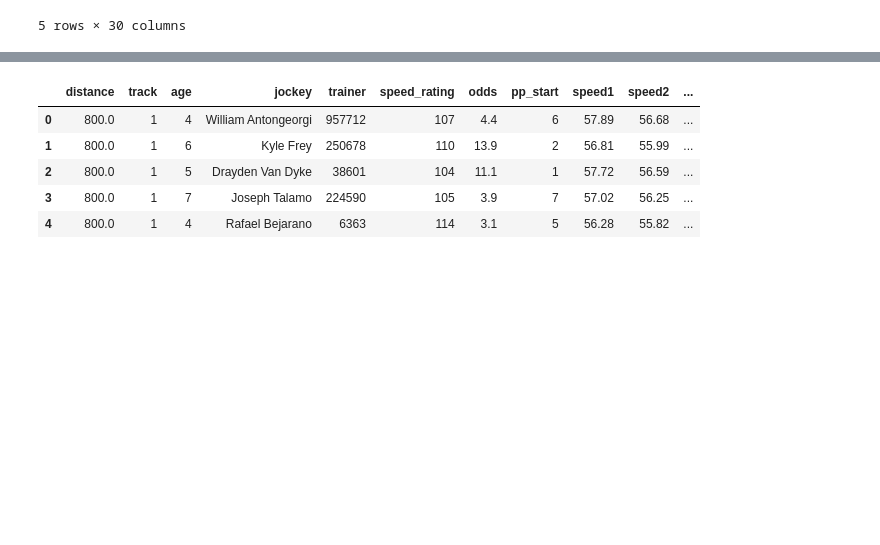
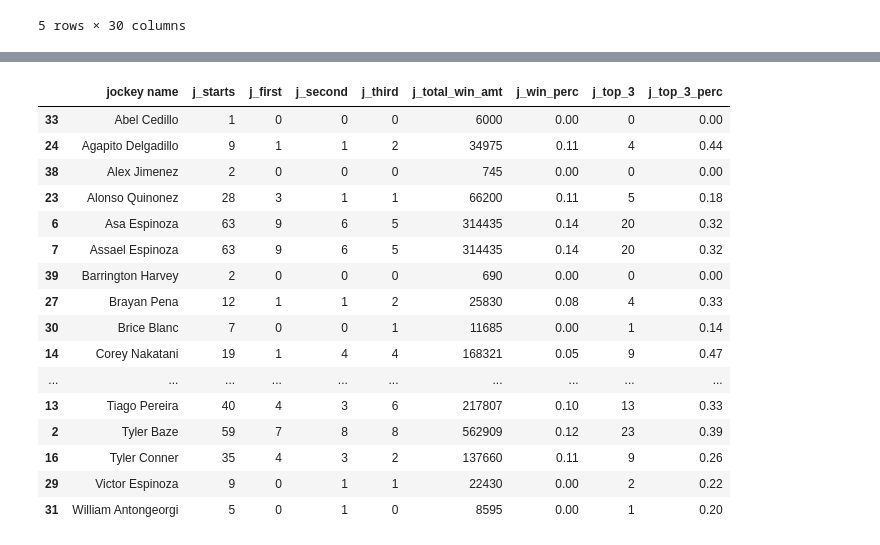
Before and after one commit to theBlindRooster/ML_HorseRacing, a Jupyter notebook: Horsiesv2.ipynb, the cells around one changed output, grey strips where cells are left out. Saved outputs shown, nothing was run; the diff lists cells and outputs as text; code cells hidden in the pictures; blank space fills up the shorter version.

```diff
--- a/Horsiesv2.ipynb
+++ b/Horsiesv2.ipynb
@@ -149,13 +138,6 @@ data.head()
 | 3 | 800.0 | 1 | 7 | Joseph Talamo | 224590 | 105 | 3.9 | 7 | 57.02 | 56.25 | ... |
 | 4 | 800.0 | 1 | 4 | Rafael Bejarano | 6363 | 114 | 3.1 | 5 | 56.28 | 55.82 | ... |
 # %%
-data2=pd.DataFrame(df[['distance','track','age','jockey','trainer','speed_rating','odds','pp_start','speed1','speed2','speedf','pp_finish','first','second','third','loser']])
-data2.head()
+# data2=pd.DataFrame(df[['distance','track','age','jockey','trainer','speed_rating','odds','pp_start','speed1','speed2','speedf','pp_finish','first','second','third','loser']])
+# data2.head()
-# %% [output]
-|  | distance | track | age | jockey | trainer | speed_rating | odds | pp_start | speed1 | speed2 | ... |
-| 0 | 800.0 | 1 | 4 | William Antongeorgi | 957712 | 107 | 4.4 | 6 | 57.89 | 56.68 | ... |
-| 1 | 800.0 | 1 | 6 | Kyle Frey | 250678 | 110 | 13.9 | 2 | 56.81 | 55.99 | ... |
-| 2 | 800.0 | 1 | 5 | Drayden Van Dyke | 38601 | 104 | 11.1 | 1 | 57.72 | 56.59 | ... |
-| 3 | 800.0 | 1 | 7 | Joseph Talamo | 224590 | 105 | 3.9 | 7 | 57.02 | 56.25 | ... |
-| 4 | 800.0 | 1 | 4 | Rafael Bejarano | 6363 | 114 | 3.1 | 5 | 56.28 | 55.82 | ... |
 # %%
@@ -163,3 +145,25 @@ data.to_csv('output/horseData_20180801v1.3.csv', index=False)
 # data2.to_csv('output/horseData_20180801v2.csv', index=False)
 # %%
 # data[data['winloss']==1].sort_values(by='odds', ascending=False)
+# %%
+jockey=pd.read_csv('resources/jockies/jockeystats.csv')
+jockey=jockey.rename(columns={'jockey_name':'jockey name'})
+jockey.sort_values(by='jockey name')
+# %% [output]
+|  | jockey name | j_starts | j_first | j_second | j_third | j_total_win_amt | j_win_perc | j_top_3 | j_top_3_perc |
+| 33 | Abel Cedillo | 1 | 0 | 0 | 0 | 6000 | 0.00 | 0 | 0.00 |
+| 24 | Agapito Delgadillo | 9 | 1 | 1 | 2 | 34975 | 0.11 | 4 | 0.44 |
+| 38 | Alex Jimenez | 2 | 0 | 0 | 0 | 745 | 0.00 | 0 | 0.00 |
+| 23 | Alonso Quinonez | 28 | 3 | 1 | 1 | 66200 | 0.11 | 5 | 0.18 |
+| 6 | Asa Espinoza | 63 | 9 | 6 | 5 | 314435 | 0.14 | 20 | 0.32 |
+| 7 | Assael Espinoza | 63 | 9 | 6 | 5 | 314435 | 0.14 | 20 | 0.32 |
+| 39 | Barrington Harvey | 2 | 0 | 0 | 0 | 690 | 0.00 | 0 | 0.00 |
+| 27 | Brayan Pena | 12 | 1 | 1 | 2 | 25830 | 0.08 | 4 | 0.33 |
+| 30 | Brice Blanc | 7 | 0 | 0 | 1 | 11685 | 0.00 | 1 | 0.14 |
+| 14 | Corey Nakatani | 19 | 1 | 4 | 4 | 168321 | 0.05 | 9 | 0.47 |
+| ... | ... | ... | ... | ... | ... | ... | ... | ... | ... |
+| 13 | Tiago Pereira | 40 | 4 | 3 | 6 | 217807 | 0.10 | 13 | 0.33 |
+| 2 | Tyler Baze | 59 | 7 | 8 | 8 | 562909 | 0.12 | 23 | 0.39 |
+| 16 | Tyler Conner | 35 | 4 | 3 | 2 | 137660 | 0.11 | 9 | 0.26 |
+| 29 | Victor Espinoza | 9 | 0 | 1 | 1 | 22430 | 0.00 | 2 | 0.22 |
+| 31 | William Antongeorgi | 5 | 0 | 1 | 0 | 8595 | 0.00 | 1 | 0.20 |
```
Also changed, not shown: parts of 7 cells of this notebook, 14 other files.
